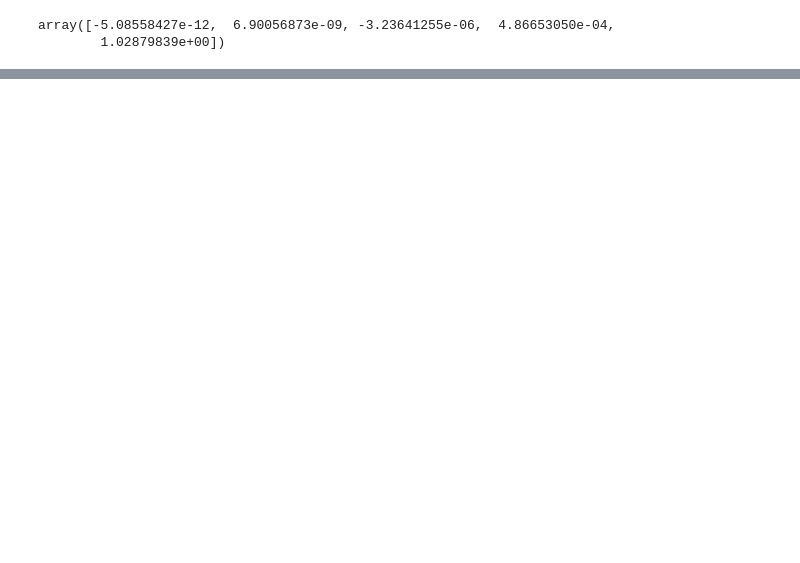
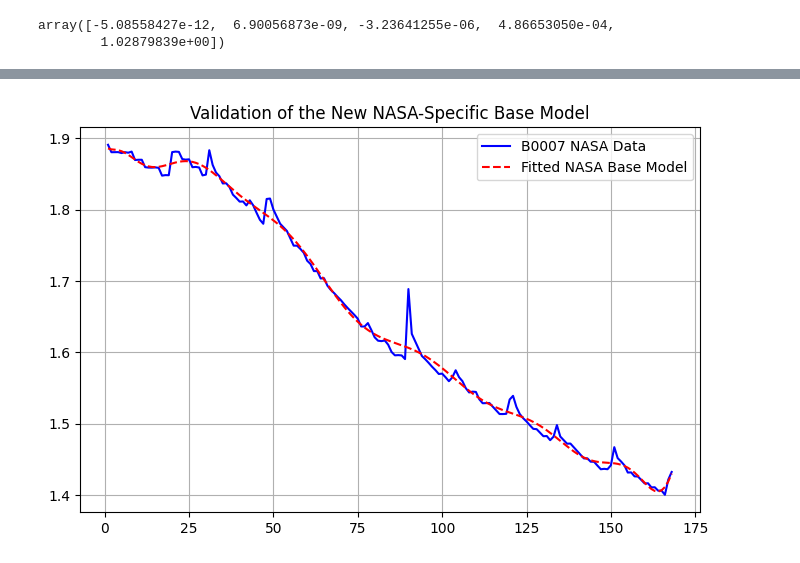
Before and after one commit to ZakAlreich/lfp-battery-degradation, a Jupyter notebook: notebooks/ResCNN+BayesianRevised.ipynb, the cells around one changed output, grey strips where cells are left out. Cells and saved outputs as stored; diff of their text form; code cells hidden in the pictures; blank space fills up the shorter version.

```diff
--- a/notebooks/ResCNN+BayesianRevised.ipynb
+++ b/notebooks/ResCNN+BayesianRevised.ipynb
@@ -1136,0 +1701,30 @@ def run_transfer_learning_test(source_index, target_index):
+# %%
+# Create the NASA-Specific Base Model
+
+# --- 1. Select the batteries from our fine-tuning set to create the new base model ---
+# base_model_batteries_info = batteries_train_nasa
+base_model_battery = next(b for b in batteries_train_nasa if b['name'] == 'B0007')
+
+# # --- 2. Align and Average the Degradation Curves ---
+# min_length = min([len(b['capacities']) for b in base_model_batteries_info])
+# aligned_capacities = [b['capacities'][:min_length] for b in base_model_batteries_info]
+
+# average_capacities = np.mean(aligned_capacities, axis=0)
+# average_cycles = np.arange(1, len(average_capacities) + 1)
+
+b0007_capacities = base_model_battery['capacities']
+b0007_cycles = np.arange(1, len(b0007_capacities) + 1)
+
+# Fit a Polynomial to the Averaged Curve or just one battery with around 168 cyvles
+#nasa_poly_coeffs = np.polyfit(average_cycles, average_capacities, 4)
+nasa_poly_coeffs = np.polyfit(b0007_cycles, b0007_capacities, 15) # -> this coould lead to overfitting
+
+print("Successfully created a new polynomial base model from the NASA set.")
+
+# --- 4. Visualize the New Base Model Fit ---
+plt.figure(figsize=(8, 5))
+plt.plot(b0007_cycles, b0007_capacities, 'b-', label='B0007 NASA Data')
+plt.plot(b0007_cycles, polynomial_model(b0007_cycles, nasa_poly_coeffs), 'r--', label='Fitted NASA Base Model')
+plt.title("Validation of the New NASA-Specific Base Model")
+plt.legend(); plt.grid(True); plt.show()
+# %% [output]
@@ -1136,0 +1732 @@ def run_transfer_learning_test(source_index, target_index):
+[figure, added]
```
Also changed, not shown: parts of 64 cells of this notebook.
